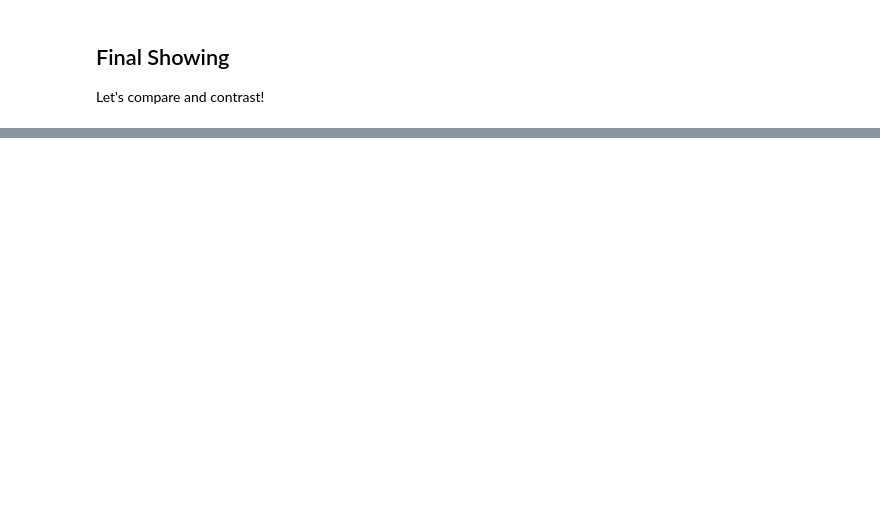
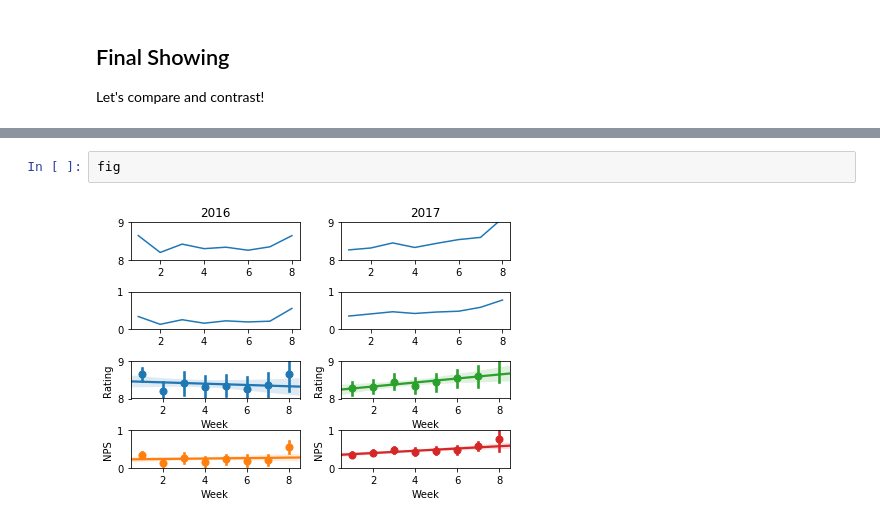
Before and after one commit to pomfy113/DataSci1.1-Work, a Jupyter notebook: SA Feedback Surveys_FINAL/NPS.ipynb, the cells around one changed output, grey strips where cells are left out. Drawn from its saved outputs; the diff is of its cells as text; blank space fills up the shorter version.

```diff
--- a/SA Feedback Surveys_FINAL/NPS.ipynb
+++ b/SA Feedback Surveys_FINAL/NPS.ipynb
@@ -253,0 +255,4 @@ sns.regplot(x='Week', y='NPS', data=csv_2016, x_estimator=np.mean, ax=ax[3][1])
+# %%
+fig
+# %% [output]
+[figure, added]
```
Also changed, not shown: parts of 2 cells of this notebook, 1 other file.
